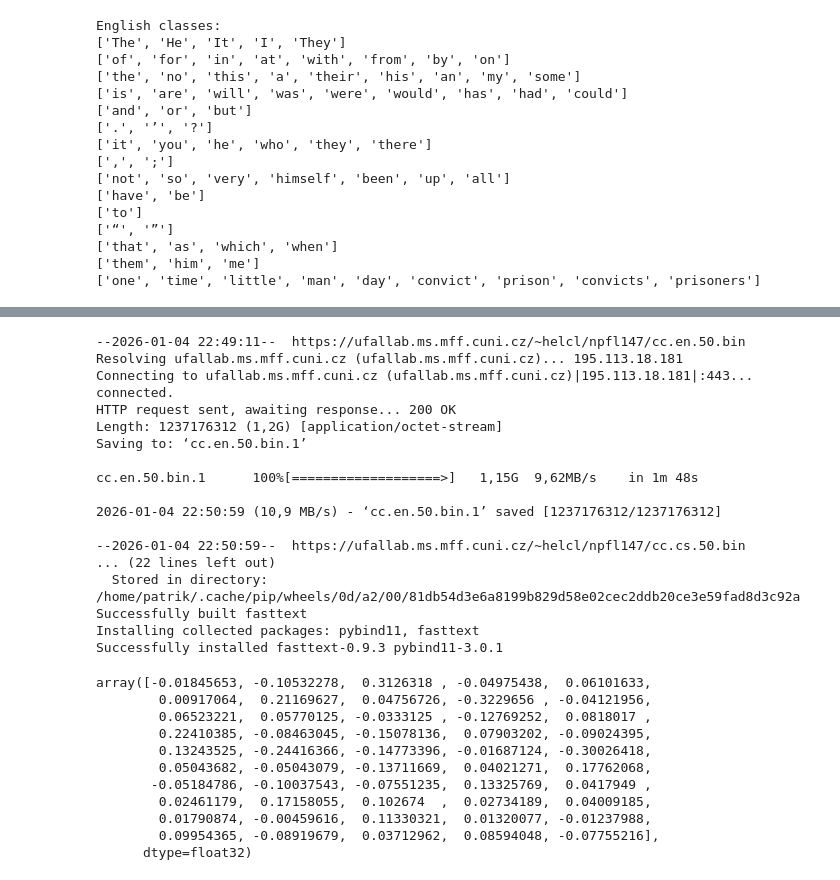
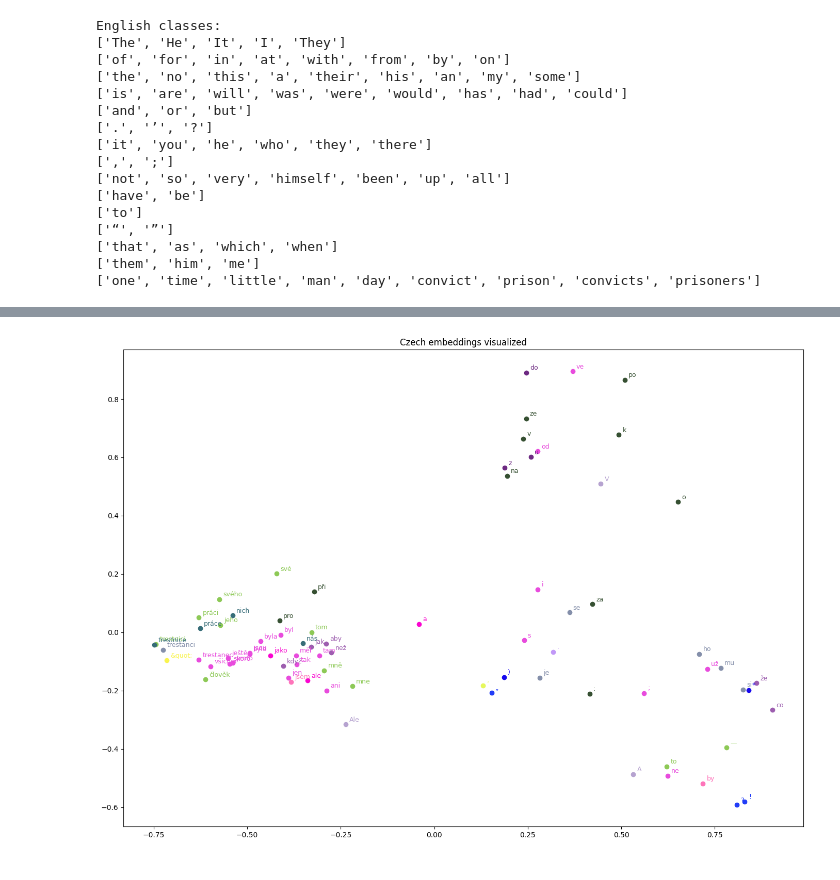
Before and after one commit to patinoboh/nlp, a Jupyter notebook: 02/assignment-02.ipynb, the cells around one changed output, grey strips where cells are left out. Drawn from its saved outputs; the diff is of its cells as text; code cells hidden in the pictures.

```diff
--- a/02/assignment-02.ipynb
+++ b/02/assignment-02.ipynb
@@ -280,38 +296,32 @@ English classes:
 # %%
 !wget "https://ufallab.ms.mff.cuni.cz/~helcl/npfl147/cc.en.50.bin"
 !wget "https://ufallab.ms.mff.cuni.cz/~helcl/npfl147/cc.cs.50.bin"
-!pip install fasttext
-import fasttext
 ft_en = fasttext.load_model('cc.en.50.bin')
+ft_cs = fasttext.load_model('cc.cs.50.bin')
-# %% [output]
---2026-01-04 22:49:11--  https://ufallab.ms.mff.cuni.cz/~helcl/npfl147/cc.en.50.bin
-Resolving ufallab.ms.mff.cuni.cz (ufallab.ms.mff.cuni.cz)... 195.113.18.181
-Connecting to ufallab.ms.mff.cuni.cz (ufallab.ms.mff.cuni.cz)|195.113.18.181|:443... connected.
-HTTP request sent, awaiting response... 200 OK
-Length: 1237176312 (1,2G) [application/octet-stream]
-Saving to: ‘cc.en.50.bin.1’
-
-cc.en.50.bin.1      100%[===================>]   1,15G  9,62MB/s    in 1m 48s
-
-2026-01-04 22:50:59 (10,9 MB/s) - ‘cc.en.50.bin.1’ saved [1237176312/1237176312]
-
---2026-01-04 22:50:59--  https://ufallab.ms.mff.cuni.cz/~helcl/npfl147/cc.cs.50.bin
-... (22 lines left out)
-  Stored in directory: /home/patrik/.cache/pip/wheels/0d/a2/00/81db54d3e6a8199b829d58e02cec2ddb20ce3e59fad8d3c92a
-Successfully built fasttext
-Installing collected packages: pybind11, fasttext
-Successfully installed fasttext-0.9.3 pybind11-3.0.1
 # %%
-ft_en["king"]
+starting_words = {
+    lang: list(starting_words[lang].keys()) for lang in starting_words
+}
-# %% [output]
-array([-0.01845653, -0.10532278,  0.3126318 , -0.04975438,  0.06101633,
-        0.00917064,  0.21169627,  0.04756726, -0.3229656 , -0.04121956,
-        0.06523221,  0.05770125, -0.0333125 , -0.12769252,  0.0818017 ,
-        0.22410385, -0.08463045, -0.15078136,  0.07903202, -0.09024395,
-        0.13243525, -0.24416366, -0.14773396, -0.01687124, -0.30026418,
-        0.05043682, -0.05043079, -0.13711669,  0.04021271,  0.17762068,
-       -0.05184786, -0.10037543, -0.07551235,  0.13325769,  0.0417949 ,
-        0.02461179,  0.17158055,  0.102674  ,  0.02734189,  0.04009185,
-        0.01790874, -0.00459616,  0.11330321,  0.01320077, -0.01237988,
-        0.09954365, -0.08919679,  0.03712962,  0.08594048, -0.07755216],
-      dtype=float32)
+# %%
+embeddings_cs = np.array([ft_cs[w] for w in starting_words["cs"]])
+embeddings_en = np.array([ft_en[w] for w in starting_words["en"]])
+# %%
+pca = PCA(n_components=2)
+reduced_cs = pca.fit_transform(embeddings_cs)
+reduced_en = pca.fit_transform(embeddings_en)
+# %%
+def plot_embeddings(embeddings, words, w2c, title="Graph"):
+    colors = np.random.rand(15, 3)
+    plt.figure(figsize=(17,12))
+
+    for i, word in enumerate(words):
+        class_id = w2c[word]
+        embedding = embeddings[i]
+        plt.scatter(embedding[0], embedding[1], color=colors[class_id]) # add label to the point
+        plt.text(embedding[0]+0.01, embedding[1]+0.01, word, fontsize=9, color=colors[class_id])
+    plt.title(title)
+    plt.show()
+# %%
+plot_embeddings(reduced_cs, starting_words["cs"], w2c["cs"], "Czech embeddings visualized")
+# %% [output]
+[figure, added]
```
Also changed, not shown: parts of 11 cells of this notebook.
